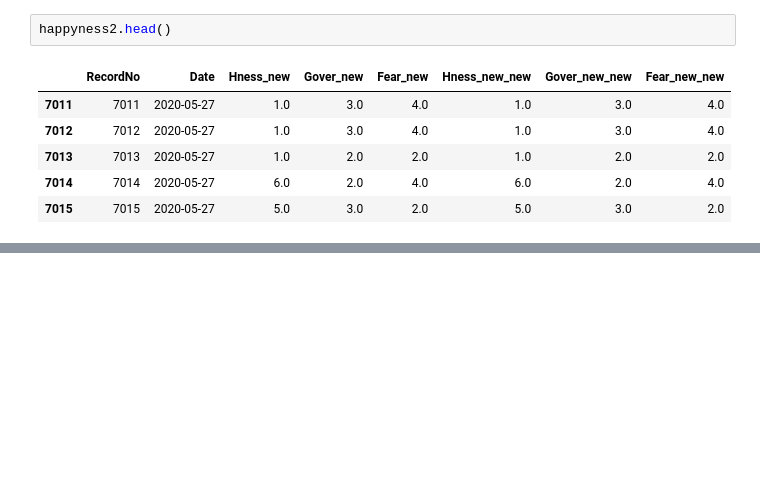
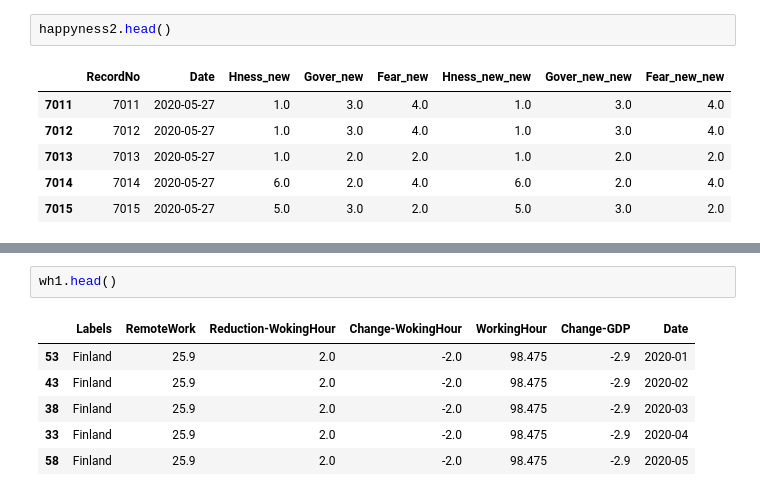
Before and after one commit to thiyagi9/PythonPractises, a Jupyter notebook: Copy_of_Data_Story.ipynb, the cells around one changed output, grey strips where cells are left out. Cells and saved outputs as stored; diff of their text form; blank space fills up the shorter version.

```diff
--- a/Copy_of_Data_Story.ipynb
+++ b/Copy_of_Data_Story.ipynb
@@ -577,0 +561,9 @@ for i in range(1,12,):
+# %%
+wh1.head()
+# %% [output]
+|  | Labels | RemoteWork | Reduction-WokingHour | Change-WokingHour | WorkingHour | Change-GDP | Date |
+| 53 | Finland | 25.9 | 2.0 | -2.0 | 98.475 | -2.9 | 2020-01 |
+| 43 | Finland | 25.9 | 2.0 | -2.0 | 98.475 | -2.9 | 2020-02 |
+| 38 | Finland | 25.9 | 2.0 | -2.0 | 98.475 | -2.9 | 2020-03 |
+| 33 | Finland | 25.9 | 2.0 | -2.0 | 98.475 | -2.9 | 2020-04 |
+| 58 | Finland | 25.9 | 2.0 | -2.0 | 98.475 | -2.9 | 2020-05 |
```
Also changed, not shown: parts of 8 cells of this notebook.
